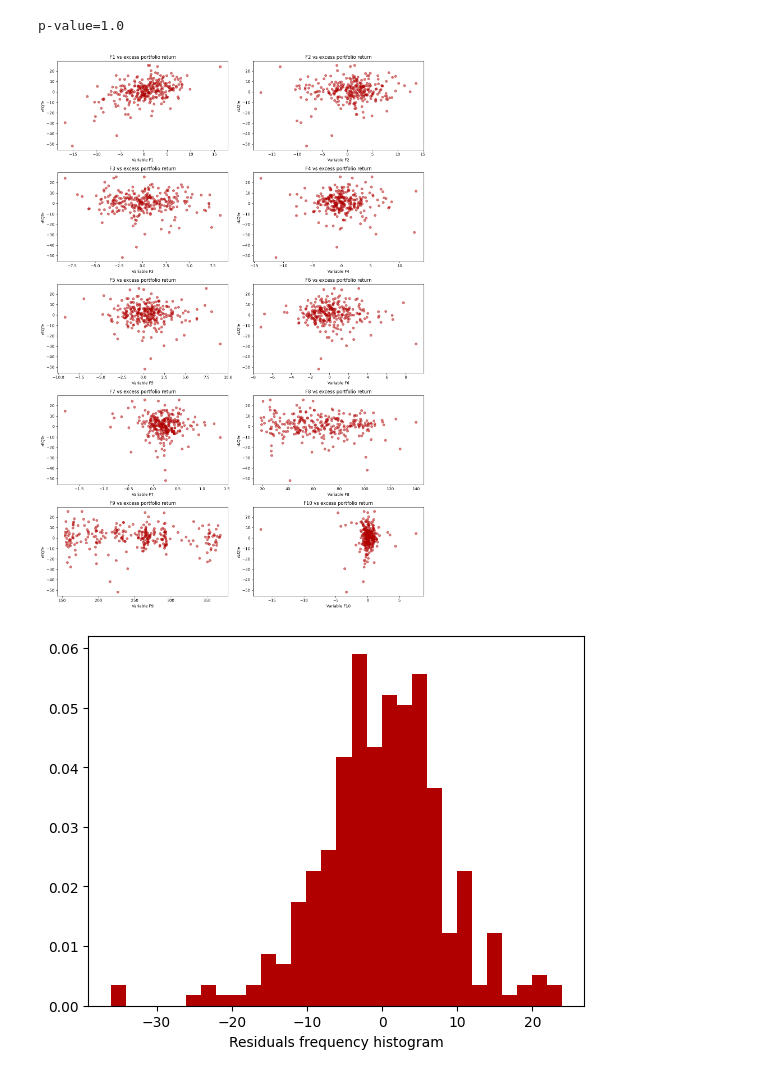
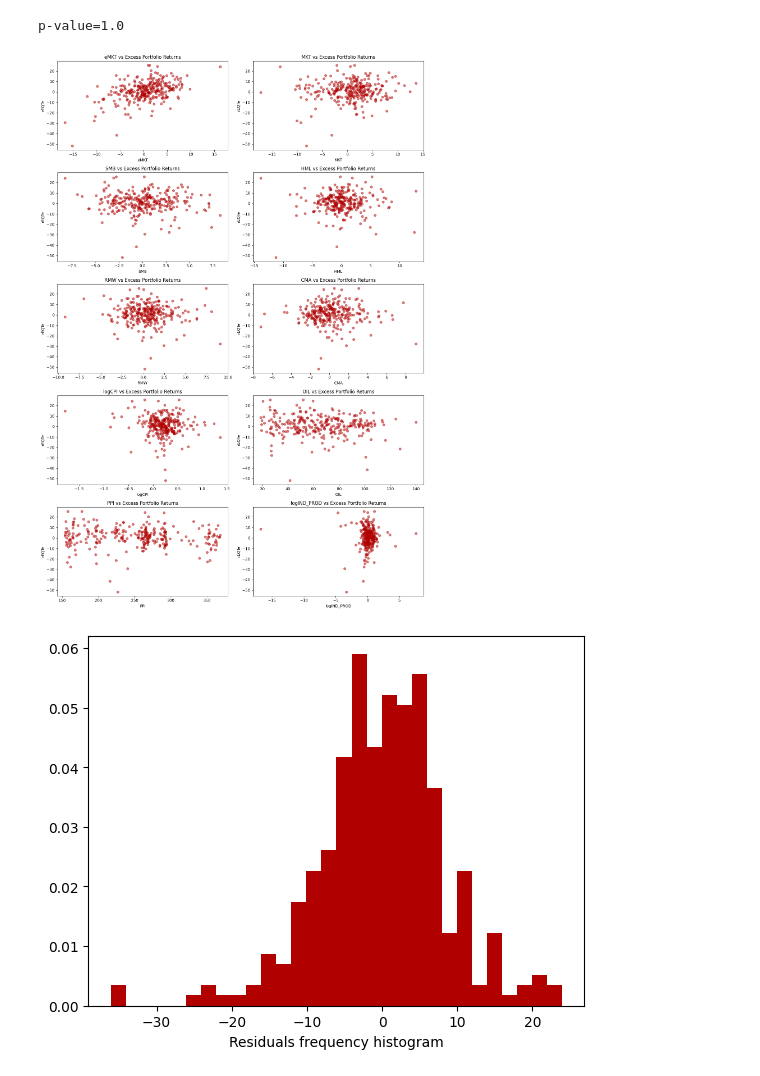
Before and after one commit to GiovanniGiorgioButEverybodyCallMeCot/CAPM-Regression, a Jupyter notebook: CAPM.ipynb, the cells around one changed output. Cells and saved outputs as stored; diff of their text form; code cells hidden in the pictures.

```diff
--- a/CAPM.ipynb
+++ b/CAPM.ipynb
@@ -558,30 +558,31 @@ print(f"p-value={Pval}")
 # %% [output]
 p-value=1.0
 # %%
-list_scatter= [eMKT[4:], MKT[1:], SMB[1:] , HML[1:] , RMW[1:], CMA[1:], logCPI[1:], OIL[1:], PPI[1:], logIND_PROD[1:]]
+list_scatter    = [eMKT[4:], MKT[1:], SMB[1:] , HML[1:] , RMW[1:], CMA[1:], logCPI[1:], OIL[1:], PPI[1:], logIND_PROD[1:]]
+indicator_names = ['eMKT', 'MKT', 'SMB', 'HML', 'RMW', 'CMA', 'logCPI', 'OIL', 'PPI', 'logIND_PROD']
 
 # Calculate the number of rows needed with two plots per row (creating an extra row if there's an odd number of equities)
 num_rows  = (len(list_scatter)   + 1) // 2
 
 # Create the figure and axis grid
 fig, axes = plt.subplots(num_rows, 2, figsize=(14, 4 * num_rows))
 # Flatten the grid for easy indexing
 axes      = axes.flatten()
 
 # Loop through each equity column and create a scatter plot
-for i, F in enumerate(list_scatter):
+for i, (F, name) in enumerate(zip(list_scatter, indicator_names)):
     axes[i].scatter(F, ePortfolio[4:], alpha=0.5, color='#b00000')
-    axes[i].set_title(f'F{i+1} vs excess portfolio return')
-    axes[i].set_xlabel(f'Variable F{i+1}')
+    axes[i].set_title(f'{name} vs Excess Portfolio Returns')
+    axes[i].set_xlabel(f'{name}')
     axes[i].set_ylabel('rEQTe')
 
 # Hide any unused subplots if the number of equities is odd
 for j in range(i + 1, len(axes)):
     axes[j].axis('off')
 
 # Make sure the layout is pretty
 plt.tight_layout()
 #plt.savefig('Results/.png')
 plt.show()
 # %% [output]
-[figure, old version]
+[figure, new version]
```
Also changed, not shown: parts of 4 cells of this notebook, 9 other files.
